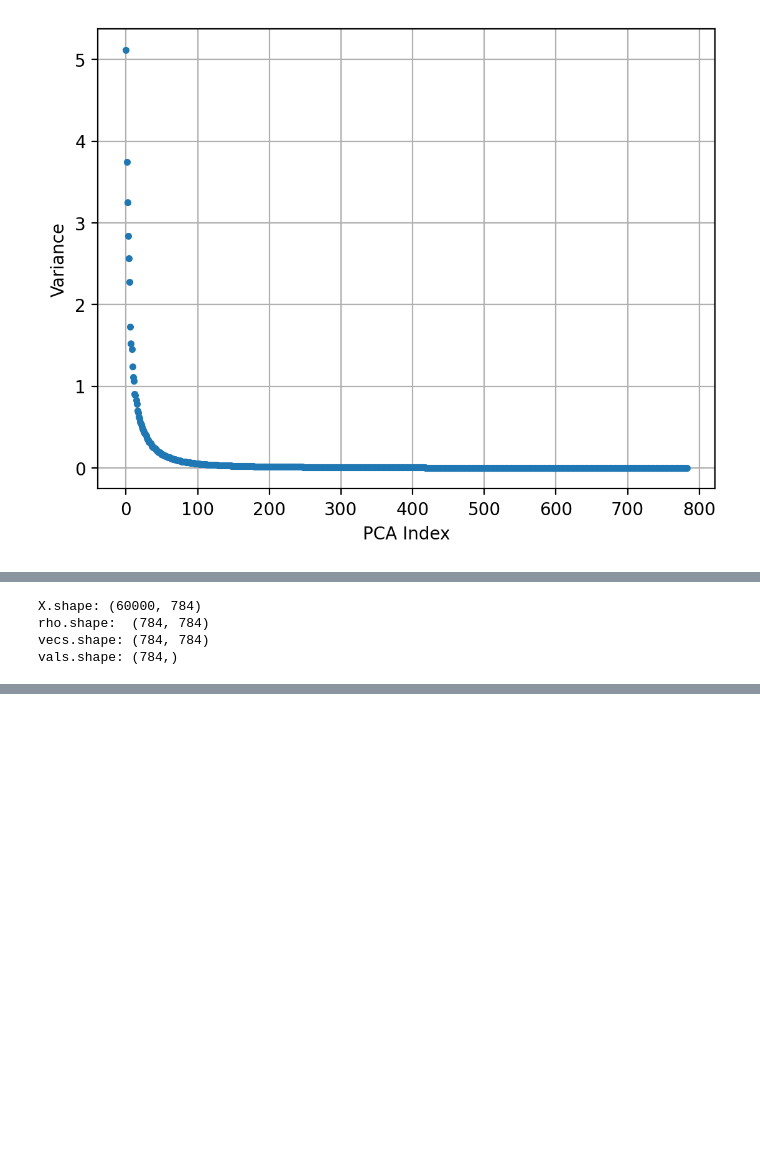
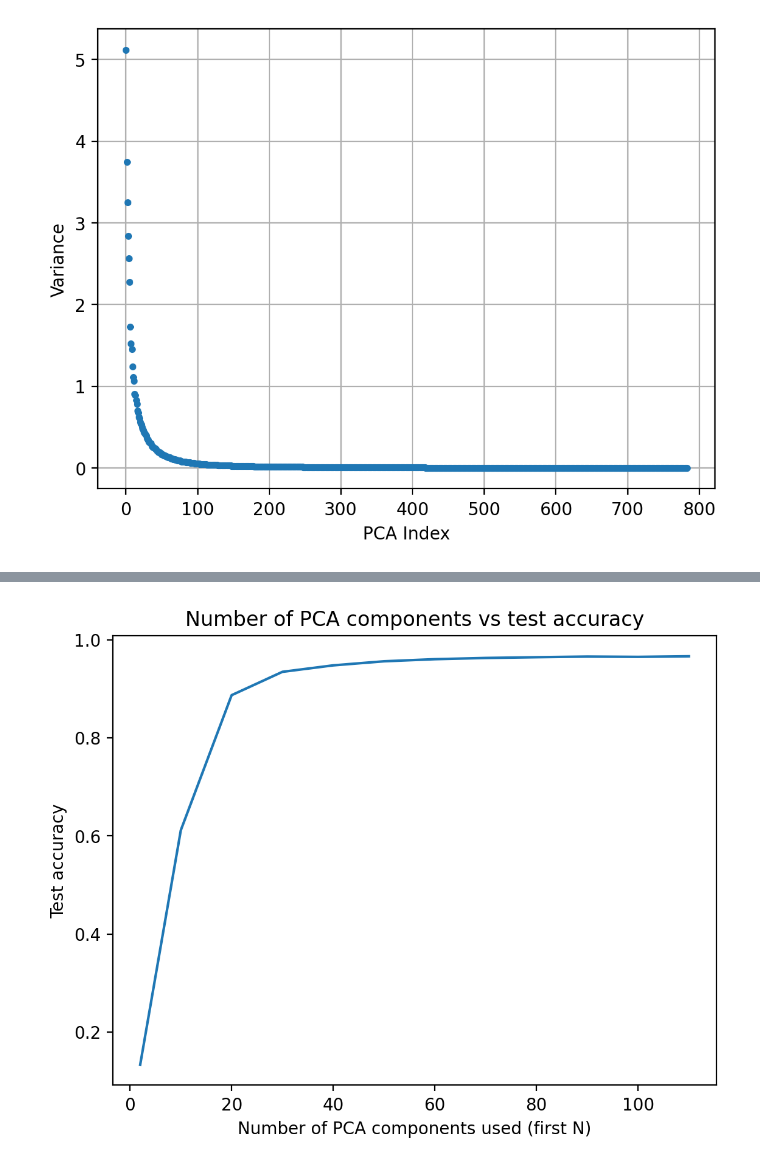
Before and after one commit to rhtweedie/ml_assignments, a Jupyter notebook: Week5_PCA.ipynb, the cells around one changed output, grey strips where cells are left out. Drawn from its saved outputs; the diff is of its cells as text; code cells hidden in the pictures; blank space fills up the shorter version.

```diff
--- a/Week5_PCA.ipynb
+++ b/Week5_PCA.ipynb
@@ -195,2 +133,0 @@ ax.imshow(np.flipud(np.reshape(test_100[whichImage,:],[28,28])), origin='lower',
-# %%
-test_loss, test_acc = model.evaluate(test_100, test_labels, verbose = 2)
@@ -199,17 +136,26 @@ test_loss, test_acc = model.evaluate(test_100, test_labels, verbose = 2)
+# %%
+vecs_test, vals_test, x_test, mu_test = get_components(test_images)
 # %%
-# do this for N = 2, 10, 50, 100, 200, 300, 400, 500, 600, all
+def test_accuracy(model):
+    """
+    Creates N test datasets of images and tests a given model against these, then plots the accuracies.
+    N is the number of the best components to be used in the test dataset images.
 
-N = [2, 10, 20, 30, 40, 50, 60, 70, 80, 90, 100, 110]
+    Params:
+        model: the model to be tested
+    """
 
-test_accuracies = np.empty(len(N))
-for i in range(len(N)):
-    P=np.dot(x,vecs)
-    new_test = (np.dot(P[:,0:N[i]], vecs.T[0:N[i],:])) + mu
-    test_loss, test_acc = model.evaluate(new_test, test_labels, verbose = 2)
-    test_accuracies[i] = test_acc
+    N = [2, 10, 20, 30, 40, 50, 60, 70, 80, 90, 100, 110]
 
-fig, ax = plt.subplots()
-ax.plot(N, test_accuracies)
-ax.set_xlabel('Number of PCA components used (first N)')
-ax.set_ylabel('Test accuracy')
-ax.set_title('Number of PCA components vs tes accuracy')
+    test_accuracies = np.empty(len(N))
+    for i in range(len(N)):
+        P = np.dot(x_test, vecs_test)
+        new_test = (np.dot(P[:,0:N[i]], vecs_test.T[0:N[i],:])) + mu_test
+        test_loss, test_acc = model.evaluate(new_test, test_labels, verbose = 2)
+        test_accuracies[i] = test_acc
+
+    fig, ax = plt.subplots()
+    ax.plot(N, test_accuracies)
+    ax.set_xlabel('Number of PCA components used (first N)')
+    ax.set_ylabel('Test accuracy')
+    ax.set_title('Number of PCA components vs test accuracy')
@@ -231,24 +161,0 @@ Text(0.5, 1.0, 'Number of PCA components vs tes accuracy')
-# %%
-# new training dataset with first 100 PCA components of full MNIST dataset
-
-X = np.reshape(train_images, (60000, 784))
-print("X.shape:", np.shape(X))
-
-mu = np.mean(X, axis = 0)
-x = X - mu
-rho = np.cov(x, rowvar = False) # Make the covaraince matrix by np.cov
-print("rho.shape: ", np.shape(rho))
-
-#Get the eigenvalues and vectors
-vals, vecs = linalg.eigh(rho)
-#vals is a 1-D array of the eigenvalues in ascending order, vecs is a columnwise array of the normalised
-# eigenvectors such that vecs[:,i] is the eigenvector correspondong to vals[i]
-print("vecs.shape:",np.shape(vecs))
-print("vals.shape:",np.shape(vals))
-vecs=np.flip(vecs)
-vals=np.flip(vals)
-# %% [output]
-X.shape: (60000, 784)
-rho.shape:  (784, 784)
-vecs.shape: (784, 784)
-vals.shape: (784,)
@@ -258,4 +162,3 @@ new_training_100 = (np.dot(P[:,0:100], vecs.T[0:100,:])) + mu
-# %%
-
-
-history = model.fit(new_training_100, train_labels, batch_size=100, epochs=15, validation_data=(test_images, test_labels))
+# %%
+test_accuracy(model)
+# %% [output]
@@ -261,0 +177 @@ history = model.fit(new_training_100, train_labels, batch_size=100, epochs=15, v
+[figure, added]
```
Also changed, not shown: parts of 24 cells of this notebook.
